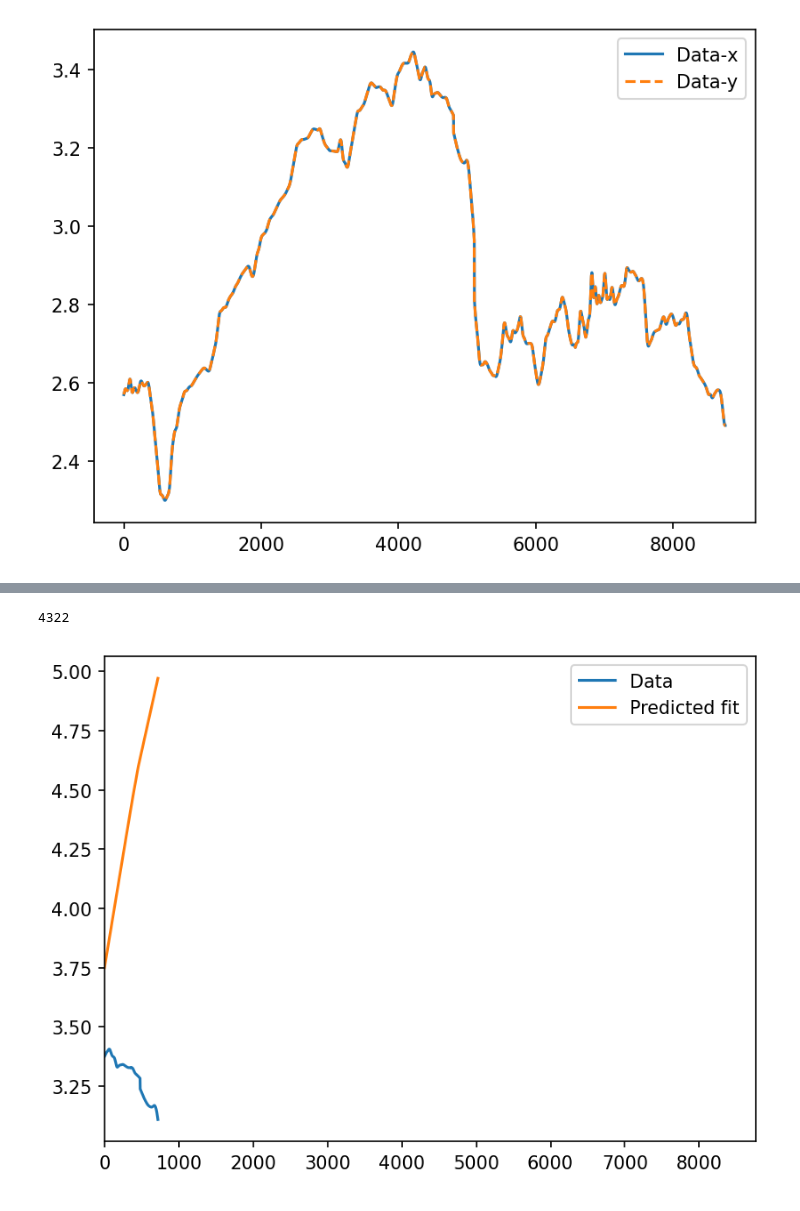
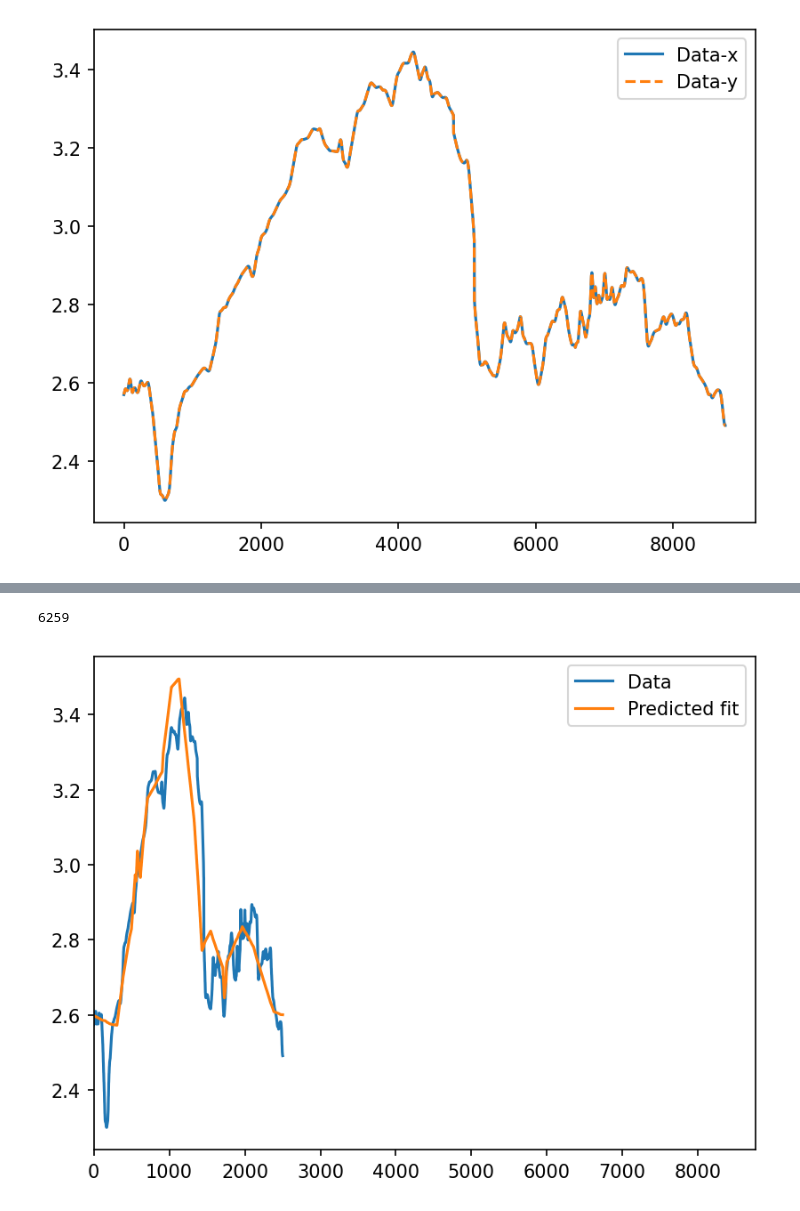
Before and after one commit to francescococetta/ictp2024_project10, a Jupyter notebook: scripts/1_hour_input.ipynb, the cells around one changed output, grey strips where cells are left out. Cells and saved outputs as stored; diff of their text form; code cells hidden in the pictures.

Commit message:
sampled test and training data

```diff
--- a/scripts/1_hour_input.ipynb
+++ b/scripts/1_hour_input.ipynb
@@ -27,21 +34,14 @@ plt.legend()
 # %% [output]
 <matplotlib.legend.Legend at 0x...>
 [figure]
-# %%
-n = 24*180
-x = torch.ones(n,9)
-y = torch.ones(n,1)
-for i in range(n):
-    x[i][0] = data_x[0][i]
-    x[i][1] = data_x[1][i]
-    x[i][2] = data_x[2][i]
-    x[i][3] = data_x[3][i]
-    x[i][4] = data_x[4][i]
-    x[i][5] = data_x[5][i]
-    x[i][6] = data_x[6][i]
-    x[i][7] = data_x[7][i]
-    x[i][8] = data_x[8][i]
-    y[i] = data_y[i]
+# %%
+n = len(index_train)
+x = torch.ones(n,9)
+y = torch.ones(n,1)
+for i in range(n):
+    for j in range(9):
+        x[i][j] = data_x[j][index_train[i]]
+    y[i] = data_y[index_train[i]]
 # %%
 class Simple_Neural_Net(nn.Module):
     def __init__(self):
@@ -113,28 +113,23 @@ plt.show()
 # Generate some points where the predictions of the model will be tested.
 # Here we pick the testing domain to be larger than the training domain to check if the model
 # has any skill at extrapolation.
-x_test = torch.ones((n+24*30)-(n+1),9)
-for i in range(n+1,n+24*30):
-    x_test[i-(n+1)][0] = data_x[0][i]
-    x_test[i-(n+1)][1] = data_x[1][i]
-    x_test[i-(n+1)][2] = data_x[2][i]
-    x_test[i-(n+1)][3] = data_x[3][i]
-    x_test[i-(n+1)][4] = data_x[4][i]
-    x_test[i-(n+1)][5] = data_x[5][i]
-    x_test[i-(n+1)][6] = data_x[6][i]
-    x_test[i-(n+1)][7] = data_x[7][i]
-    x_test[i-(n+1)][8] = data_x[8][i]
+x_test = torch.ones(len(index_test),9)
+y_test = torch.ones(len(index_test))
+for i in range(len(index_test)):
+    for j in range(9):
+        x_test[i][j] = data_x[j][index_test[i]]
+    y_test[i] = data_y[index_test[i]]
 
 # Generate the predictions from the trained model.
 pred = neural_net(x_test).detach().numpy()
 # %%
 plt.figure(dpi=150)
 
-plt.plot(data_y[n+1+1:n+24*30+1], markersize=0.5, label="Data")
+plt.plot(y_test, markersize=0.5, label="Data")
 plt.plot(pred, markersize=0.5, label="Predicted fit")
 plt.xlim(0,8760)
 plt.legend()
 print(n+1+1)
 # %% [output]
-4322
+6259
-[figure, old version]
+[figure, new version]
```
Also changed, not shown: parts of 3 cells of this notebook.
